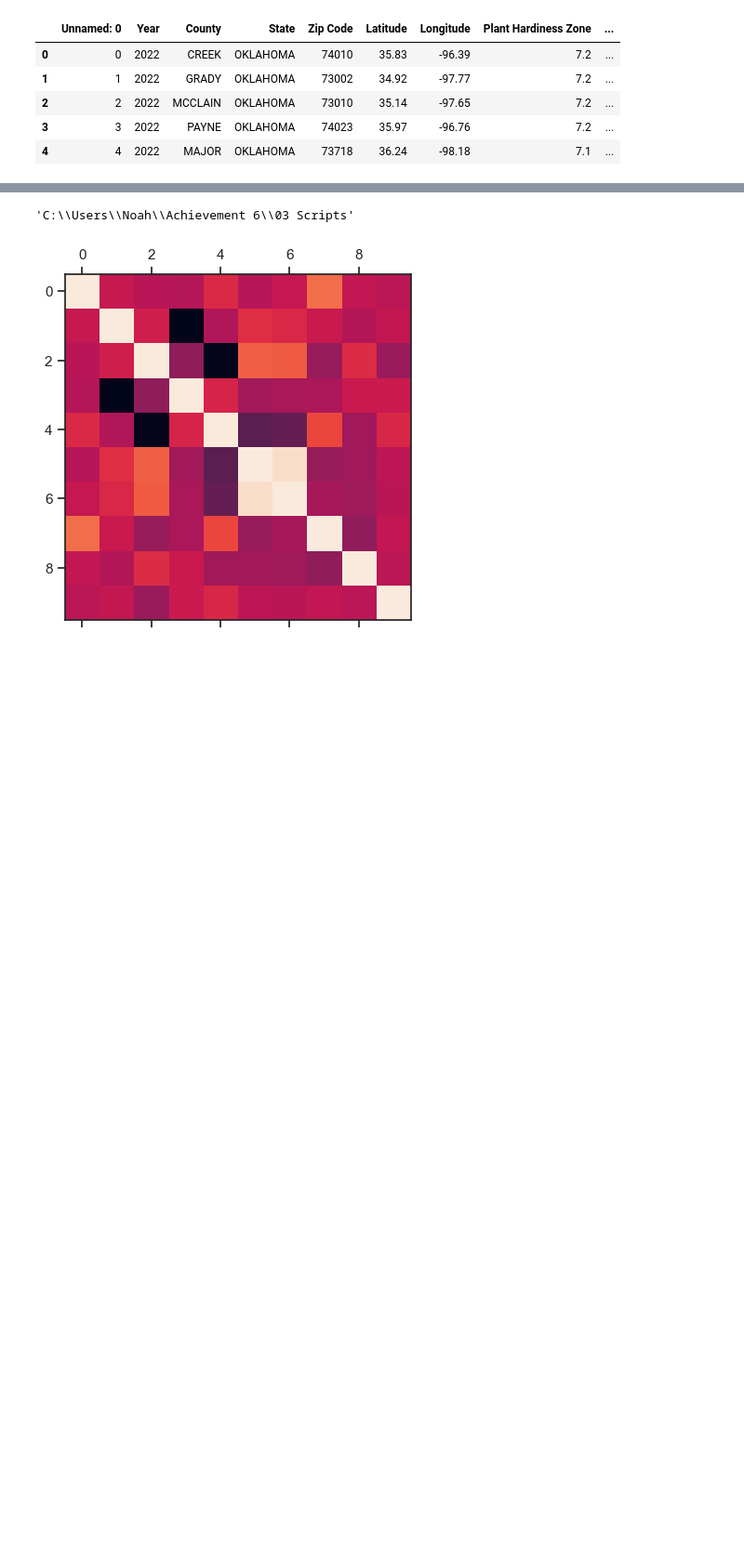
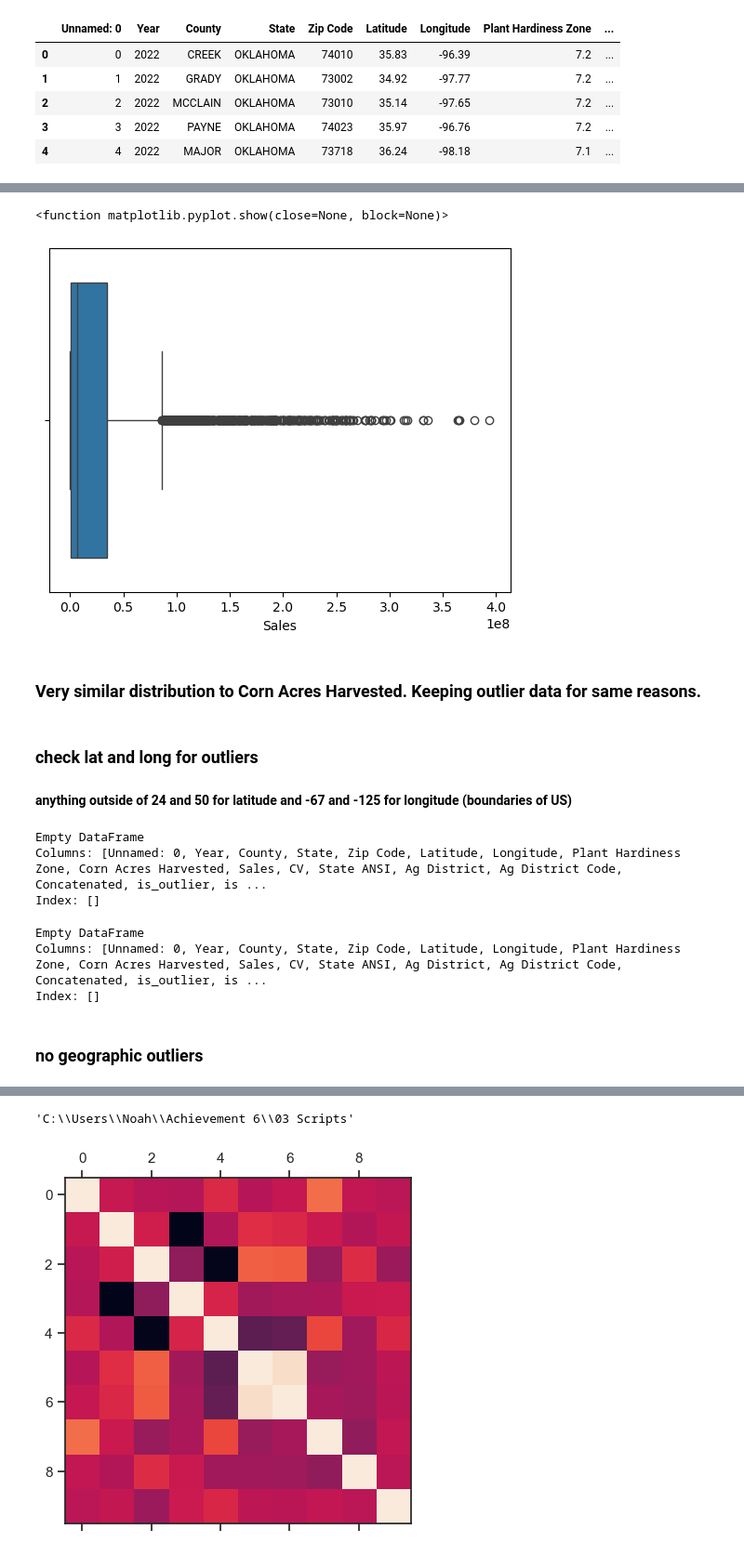
Before and after one commit to sh-arky/Climate_Maize, a Jupyter notebook: Scripts/PHZ_Correlations.ipynb, the cells around one changed output, grey strips where cells are left out. Shown at 93% size. Saved outputs shown, nothing was run; the diff lists cells and outputs as text; code cells hidden in the pictures; blank space fills up the shorter version.

```diff
--- a/Scripts/PHZ_Correlations.ipynb
+++ b/Scripts/PHZ_Correlations.ipynb
@@ -81,0 +169,35 @@ df.head(5)
+# %%
+sns.boxplot(x=df['Sales'])
+plt.show
+# %% [output]
+<function matplotlib.pyplot.show(close=None, block=None)>
+[figure, added]
+# %% [markdown]
+### Very similar distribution to Corn Acres Harvested. Keeping outlier data for same reasons.
+# %% [markdown]
+### check lat and long for outliers
+#### anything outside of 24 and 50 for latitude and -67 and -125 for longitude (boundaries of US)
+# %%
+lower_bound_long = -125
+upper_bound_long = -67
+
+# Check if all values fall within the range
+outside_range = df[(df['Longitude'] < lower_bound_long) | (df['Longitude'] > upper_bound_long)]
+print(outside_range)
+# %% [output]
+Empty DataFrame
+Columns: [Unnamed: 0, Year, County, State, Zip Code, Latitude, Longitude, Plant Hardiness Zone, Corn Acres Harvested, Sales, CV, State ANSI, Ag District, Ag District Code, Concatenated, is_outlier, is ...
+Index: []
+# %%
+lower_bound_lat = 24
+upper_bound_lat = 50
+
+# Check if all values fall within the range
+outside_range_lat = df[(df['Latitude'] < lower_bound_lat) | (df['Latitude'] > upper_bound_lat)]
+print(outside_range_lat)
+# %% [output]
+Empty DataFrame
+Columns: [Unnamed: 0, Year, County, State, Zip Code, Latitude, Longitude, Plant Hardiness Zone, Corn Acres Harvested, Sales, CV, State ANSI, Ag District, Ag District Code, Concatenated, is_outlier, is ...
+Index: []
+# %% [markdown]
+### no geographic outliers
```
Also changed, not shown: parts of 30 cells of this notebook, 5 other files.
